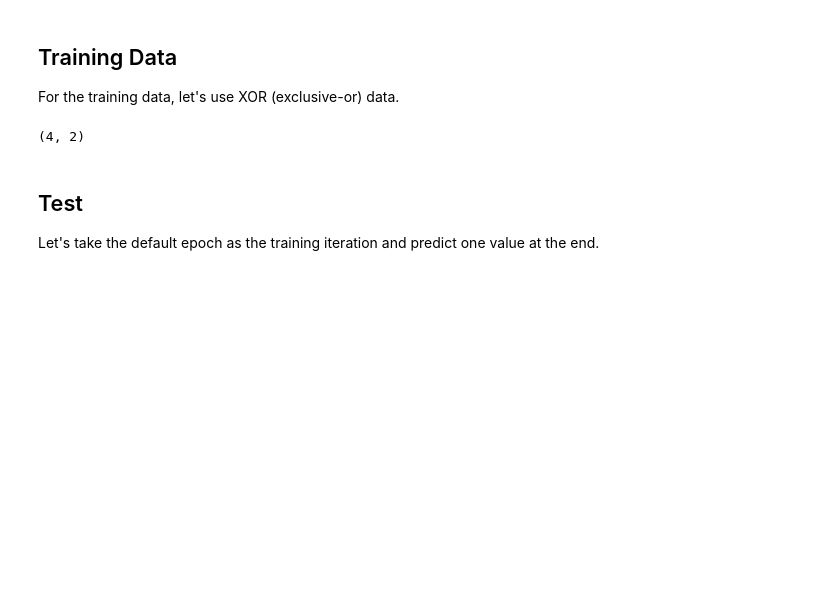
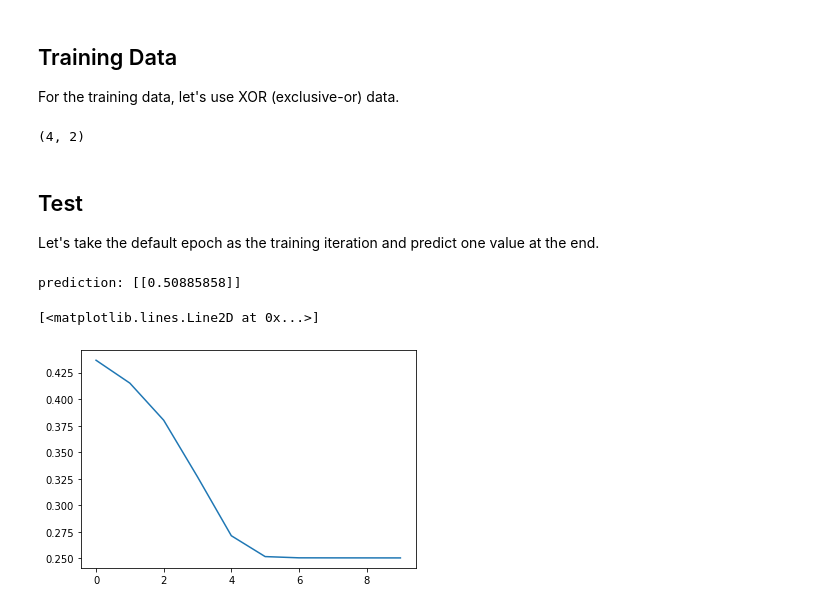
Before and after one commit to changsin/DeepLearningMadeEasy, a Jupyter notebook: 03-simple-neural-network.ipynb, the cells around one changed output. Drawn from its saved outputs; the diff is of its cells as text; code cells hidden in the pictures; blank space fills up the shorter version.

```diff
--- a/03-simple-neural-network.ipynb
+++ b/03-simple-neural-network.ipynb
@@ -191,4 +189,13 @@ X.shape
 # %% [markdown]
 ## Test
 Let's take the default epoch as the training iteration and predict one value at the end.
+# %%
+EPOCH = 10
+nn = SingleLayerNetwork(2, 4, 1)
+
+errors = nn.fit(X, Y, EPOCH)
+# %% [output]
+prediction: [[0.50885858]]
+[<matplotlib.lines.Line2D at 0x...>]
+[figure, added]
 # %%
```
Also changed, not shown: parts of 10 cells of this notebook.
